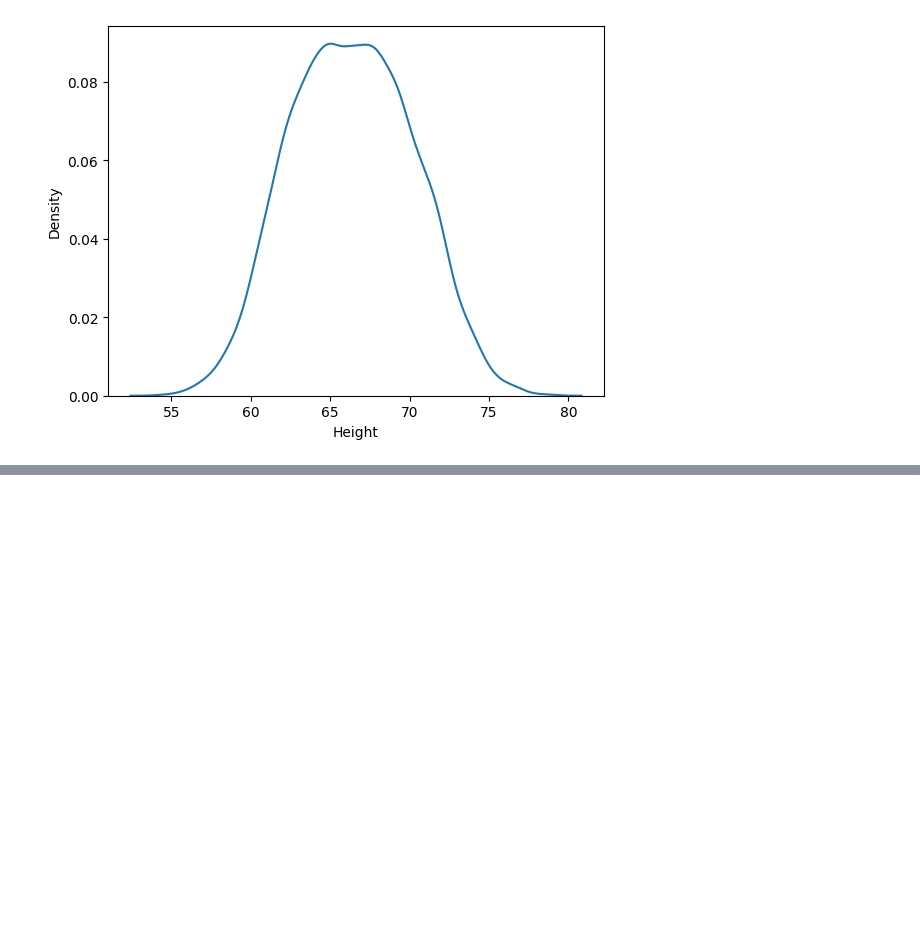
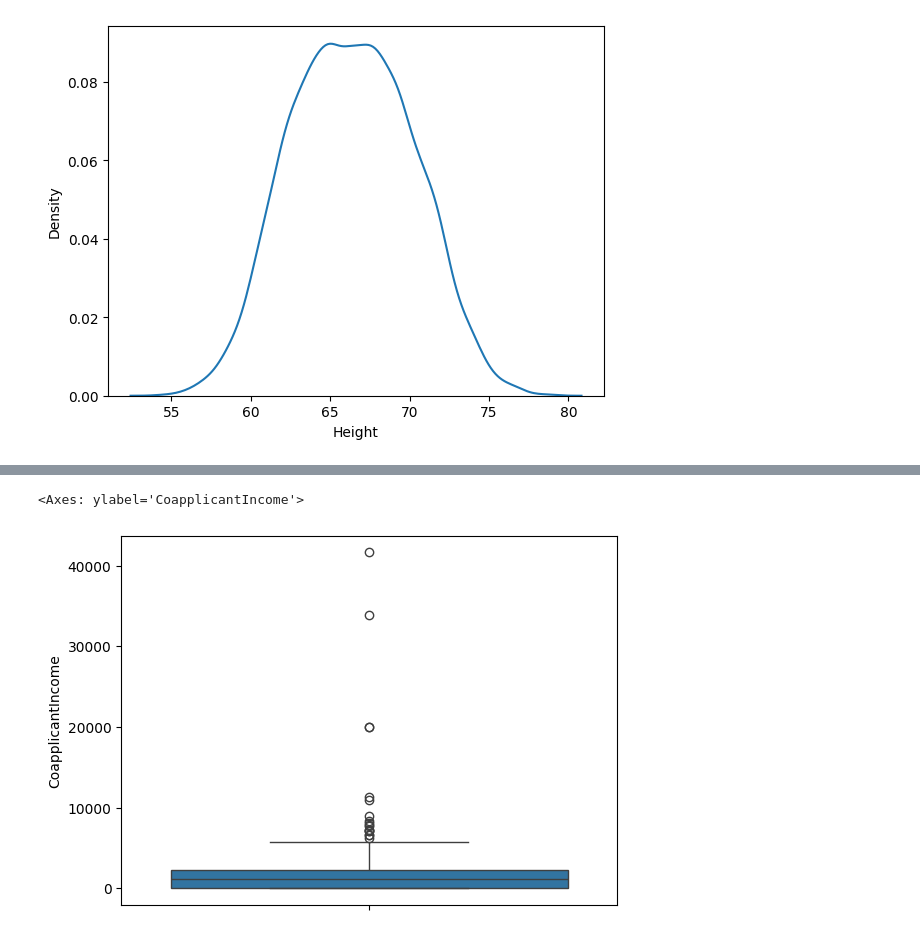
Before and after one commit to tanviparmarrajput/DATA-CLAENING-DATA-VISUALIZATION, a Jupyter notebook: 8outliers.ipynb, the cells around one changed output, grey strips where cells are left out. Drawn from its saved outputs; the diff is of its cells as text; code cells hidden in the pictures; blank space fills up the shorter version.

```diff
--- a/8outliers.ipynb
+++ b/8outliers.ipynb
@@ -54,0 +80,5 @@ plt.show()
+# %%
+sns.boxplot(data["CoapplicantIncome"])
+# %% [output]
+<Axes: ylabel='CoapplicantIncome'>
+[figure, added]
```
Also changed, not shown: parts of 6 cells of this notebook, 1 other file.
